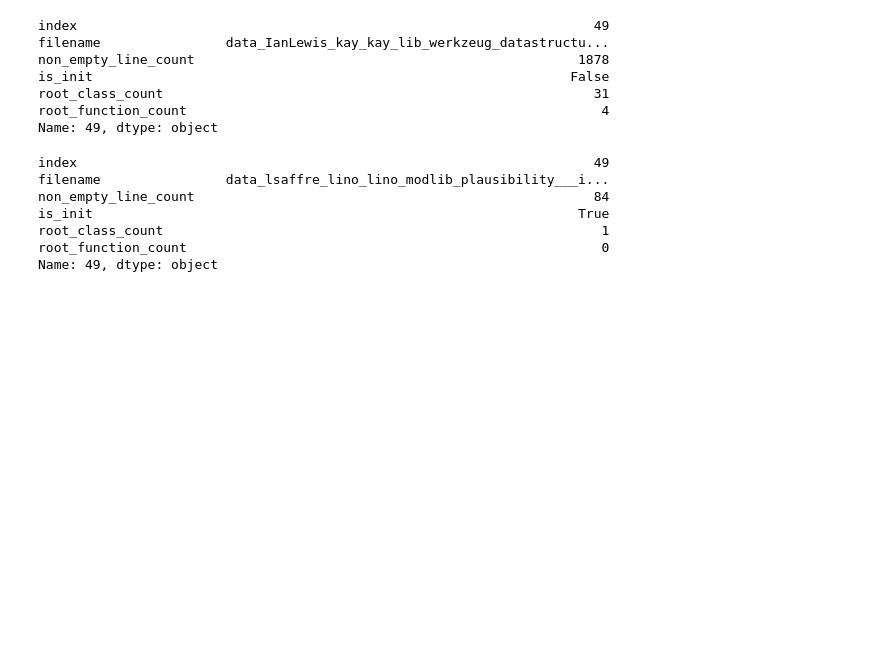
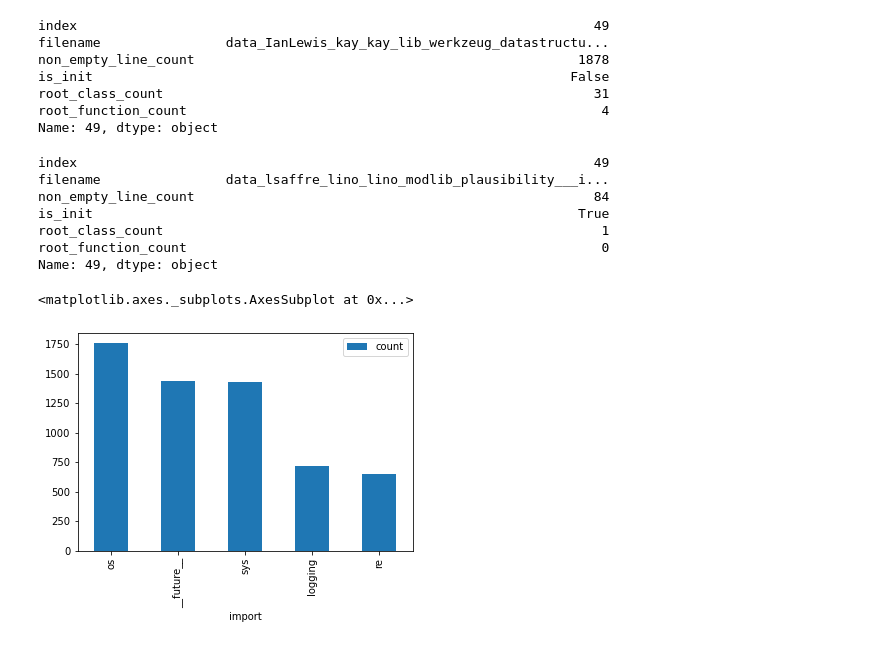
Before and after one commit to UoA-CS760/autocomplete-predictor, a Jupyter notebook: data/train_file_analysis.ipynb, the cells around one changed output. Drawn from its saved outputs; the diff is of its cells as text; code cells hidden in the pictures; blank space fills up the shorter version.

```diff
--- a/data/train_file_analysis.ipynb
+++ b/data/train_file_analysis.ipynb
@@ -190,0 +248,5 @@ Name: 49, dtype: object
+# %%
+df_train_imports[:5].plot.bar(x='import')
+# %% [output]
+<matplotlib.axes._subplots.AxesSubplot at 0x...>
+[figure, added]
```
Also changed, not shown: parts of 7 cells of this notebook, 6 other files.
